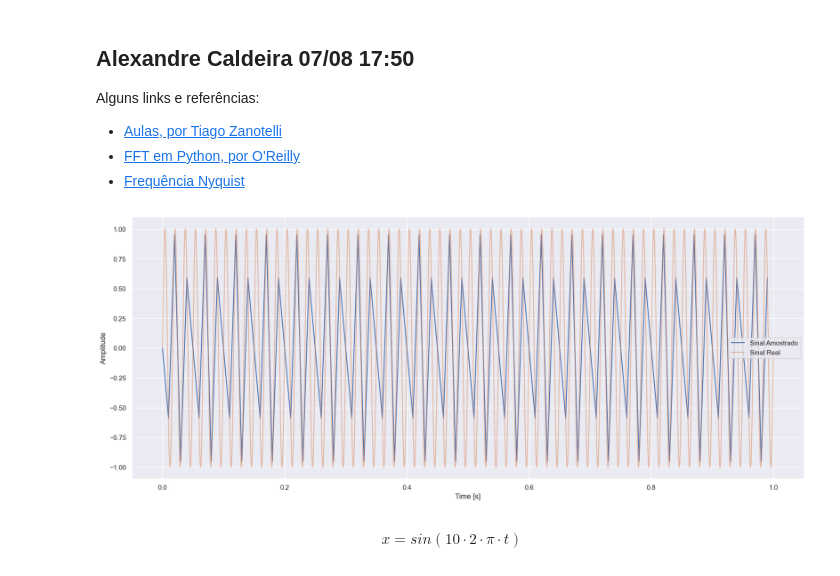
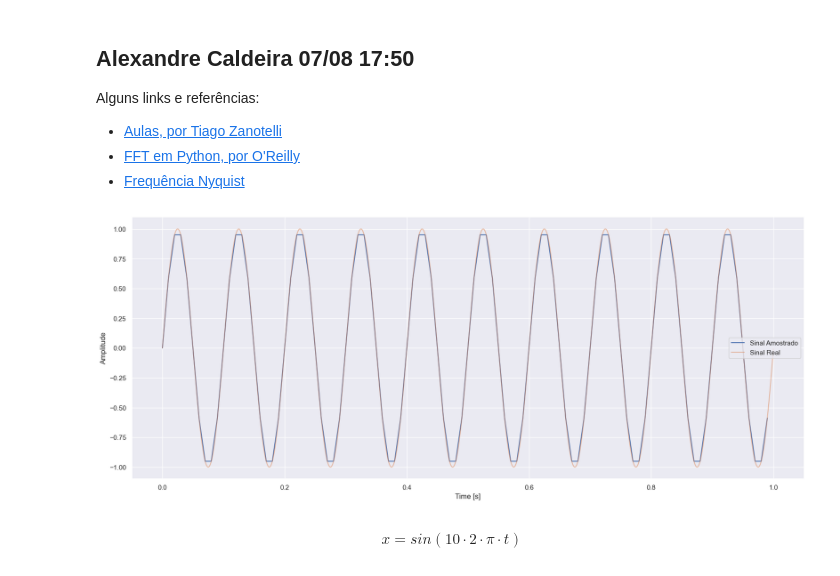
Before and after one commit to Alexandre-Caldeira/detection-theory-101, a Jupyter notebook: MC_csm.ipynb, the cells around one changed output. Saved outputs shown, nothing was run; the diff lists cells and outputs as text; code cells hidden in the pictures.

```diff
--- a/MC_csm.ipynb
+++ b/MC_csm.ipynb
@@ -22,31 +22,31 @@ sns.set_theme(context="notebook")
 
 from scipy.fftpack import fft,fftfreq
 # %%
-f = 60  # frequência
+f = 10  # frequência
 f_s = 100  # taxa de amostragem
 tempo = 1 # segundos
 
 # Senoide original:
 t2 = np.linspace(start = 0, stop= tempo, num = 10000,endpoint=False)
 senoide = np.sin(f*2*t2*np.pi)
 
 # Sinal medido:
 t = np.linspace(start=0, stop=tempo, num=tempo * f_s, endpoint=False)
 # t = np.array(range(0, tempo * f_s))
 sinal = np.sin(f * 2 * np.pi * t)
 
 
 # sinal = np.sin(2*np.pi*f/f_s*t)
 # t = np.linspace(start=0, stop=tempo, num=tempo * f_s, endpoint=False)
 
 fig, ax = plt.subplots()
 ax.plot(t, sinal)
 ax.plot(t2,senoide, alpha=0.5)
 ax.set_xlabel('Time [s]')
 ax.set_ylabel('Amplitude')
 ax.legend(['Sinal Amostrado', 'Sinal Real']);
 # %% [output]
-[figure, old version]
+[figure, new version]
 # %% [markdown]
 $$ \begin{equation} x = sin(10 \cdot 2\cdot \pi \cdot t) \end{equation} $$
 # %%
```
Also changed, not shown: parts of 5 cells of this notebook, 9 other files.
